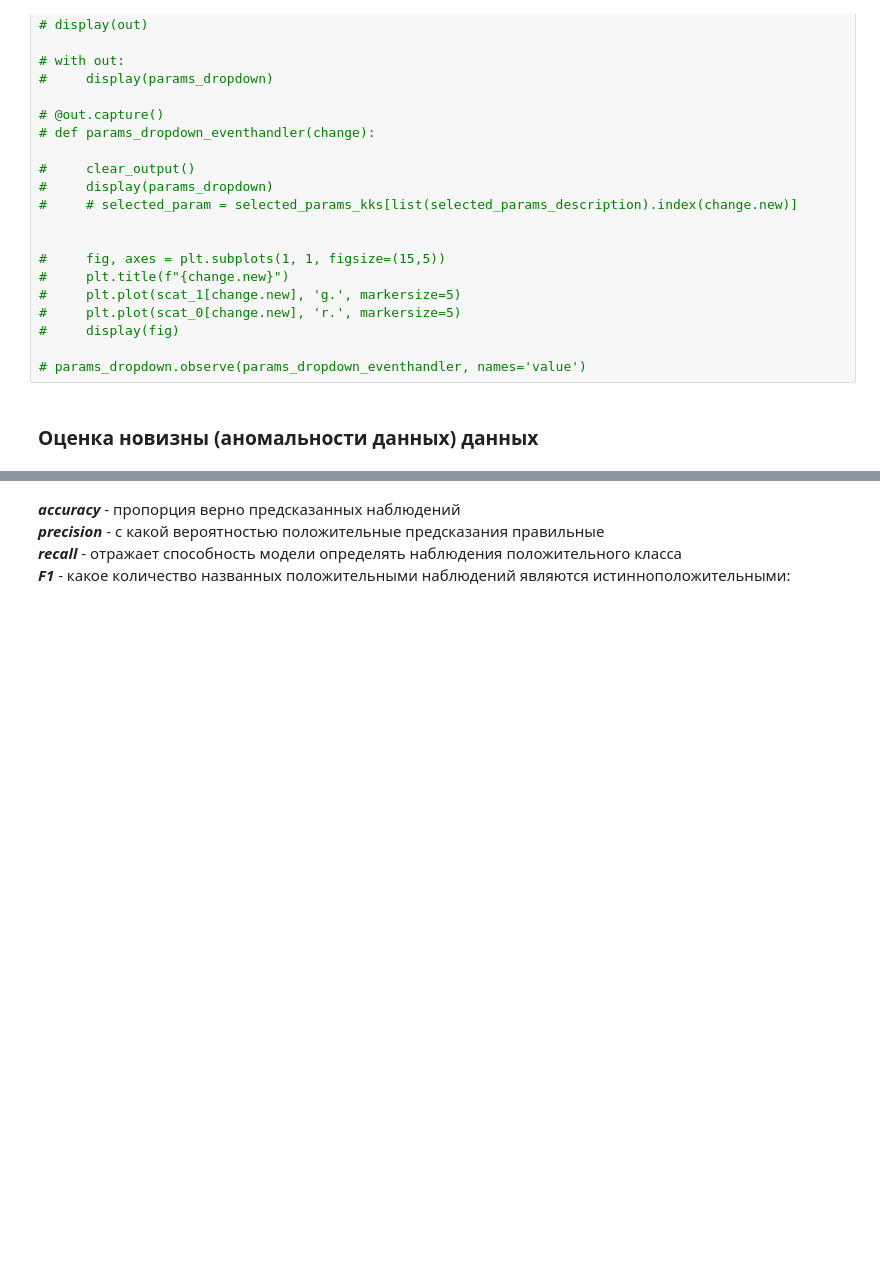
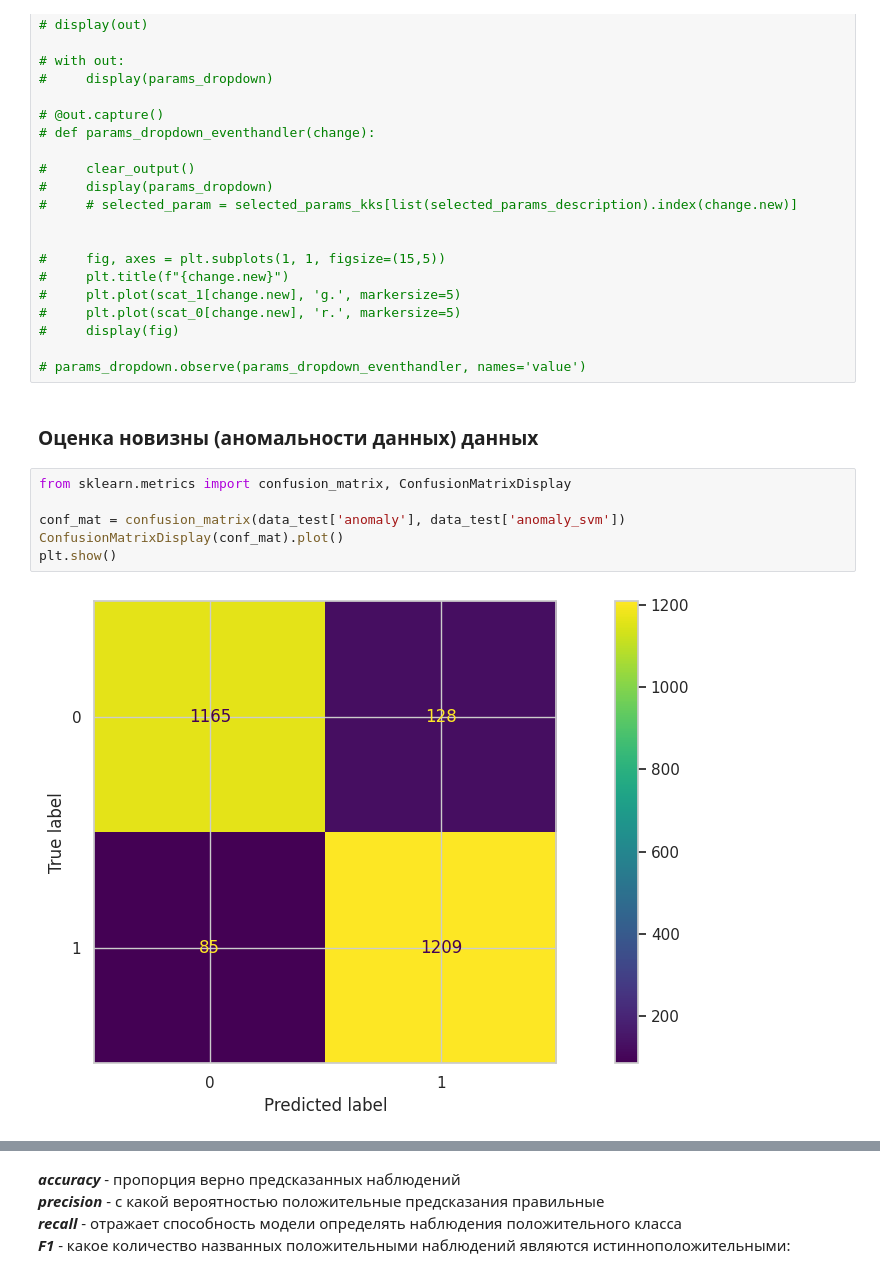
Before and after one commit to ArtyomShabunin/SMOPA, a Jupyter notebook: lesson_3.ipynb, the cells around one changed output, grey strips where cells are left out. Drawn from its saved outputs; the diff is of its cells as text; blank space fills up the shorter version.

```diff
--- a/lesson_3.ipynb
+++ b/lesson_3.ipynb
@@ -279,3 +294,11 @@ plt.legend(prop={'size': 16});
 # params_dropdown.observe(params_dropdown_eventhandler, names='value')
 # %% [markdown]
 ### Оценка новизны (аномальности данных) данных
+# %%
+from sklearn.metrics import confusion_matrix, ConfusionMatrixDisplay
+
+conf_mat = confusion_matrix(data_test['anomaly'], data_test['anomaly_svm'])
+ConfusionMatrixDisplay(conf_mat).plot()
+plt.show()
+# %% [output]
+[figure, added]
```
Also changed, not shown: parts of 14 cells of this notebook.
